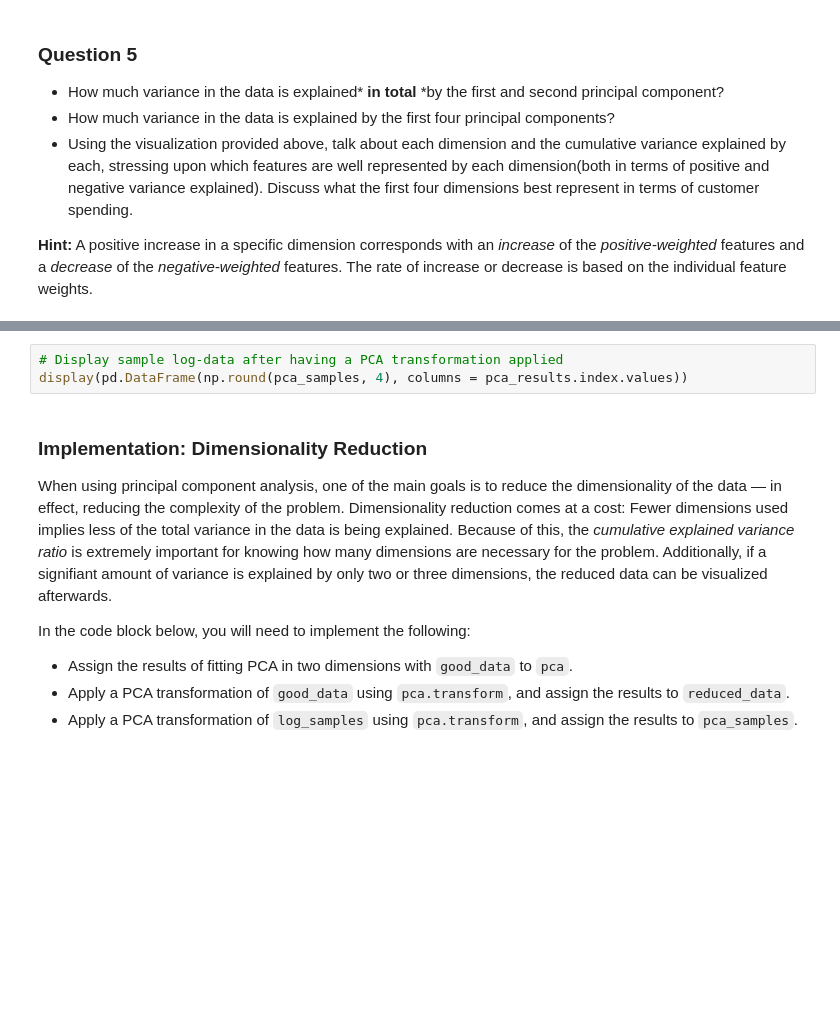
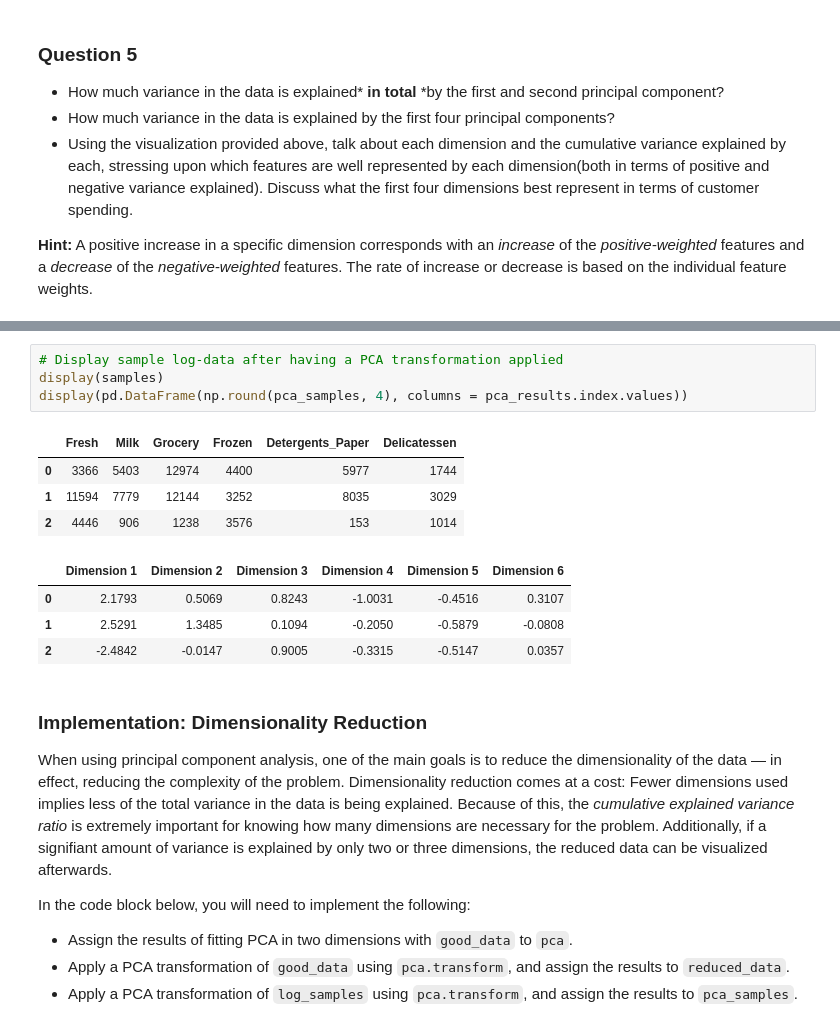
Before and after one commit to niranjanviladkar/udacity, a Jupyter notebook: Machine Learning Basic/projects/customer_segments/customer_segments.ipynb, the cells around one changed output, grey strips where cells are left out. Saved outputs shown, nothing was run; the diff lists cells and outputs as text; blank space fills up the shorter version.

```diff
--- a/Machine Learning Basic/projects/customer_segments/customer_segments.ipynb
+++ b/Machine Learning Basic/projects/customer_segments/customer_segments.ipynb
@@ -373,6 +420,16 @@ Run the code below to see how the log-transformed sample data has changed after
 # %%
 # Display sample log-data after having a PCA transformation applied
+display(samples)
 display(pd.DataFrame(np.round(pca_samples, 4), columns = pca_results.index.values))
+# %% [output]
+|  | Fresh | Milk | Grocery | Frozen | Detergents_Paper | Delicatessen |
+| 0 | 3366 | 5403 | 12974 | 4400 | 5977 | 1744 |
+| 1 | 11594 | 7779 | 12144 | 3252 | 8035 | 3029 |
+| 2 | 4446 | 906 | 1238 | 3576 | 153 | 1014 |
+|  | Dimension 1 | Dimension 2 | Dimension 3 | Dimension 4 | Dimension 5 | Dimension 6 |
+| 0 | 2.1793 | 0.5069 | 0.8243 | -1.0031 | -0.4516 | 0.3107 |
+| 1 | 2.5291 | 1.3485 | 0.1094 | -0.2050 | -0.5879 | -0.0808 |
+| 2 | -2.4842 | -0.0147 | 0.9005 | -0.3315 | -0.5147 | 0.0357 |
 # %% [markdown]
 ### Implementation: Dimensionality Reduction
 When using principal component analysis, one of the main goals is to reduce the dimensionality of the data — in effect, reducing the complexity of the problem. Dimensionality reduction comes at a cost: Fewer dimensions used implies less of the total variance in the data is being explained. Because of this, the *cumulative explained variance ratio* is extremely important for knowing how many dimensions are necessary for the problem. Additionally, if a signifiant amount of variance is explained by only two or three dimensions, the reduced data can be visualized afterwards.
```
Also changed, not shown: parts of 10 cells of this notebook.
